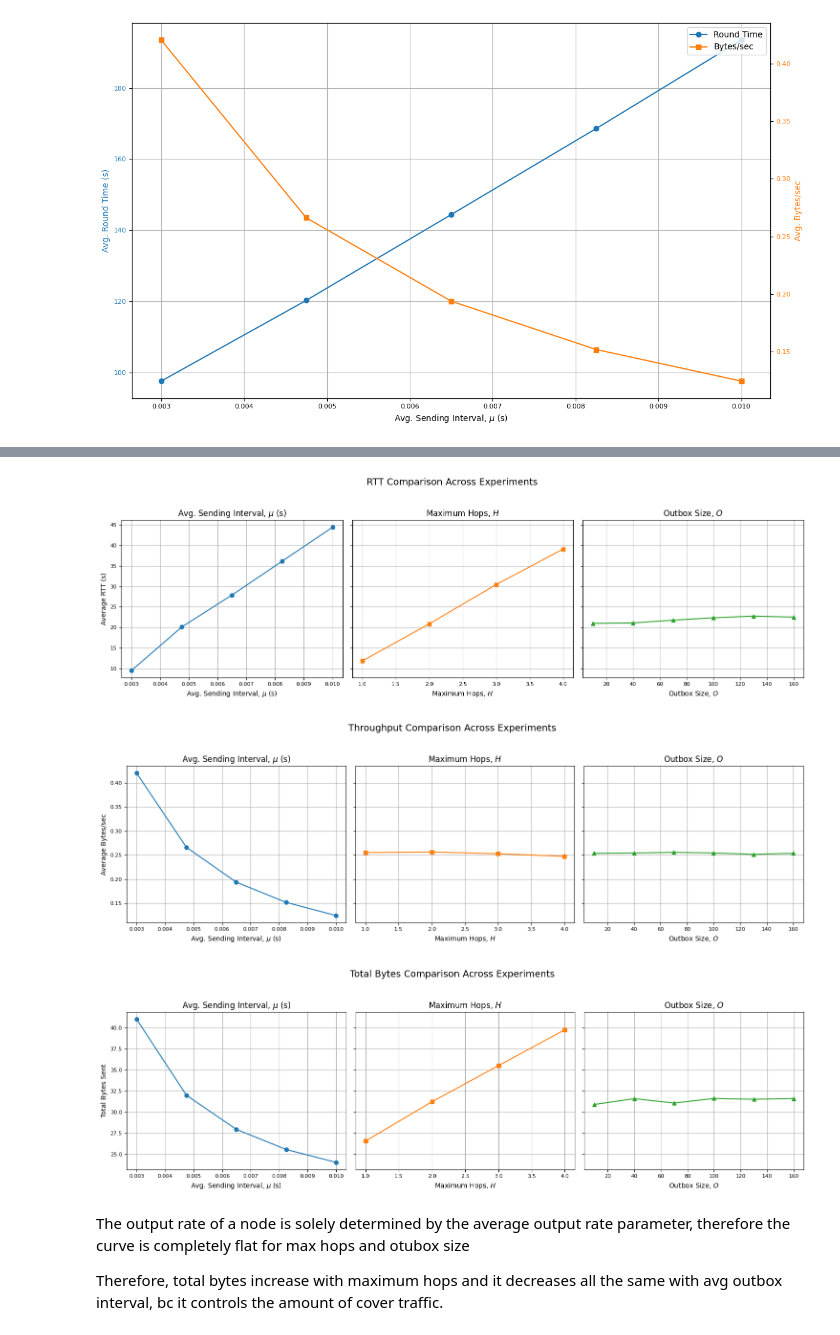
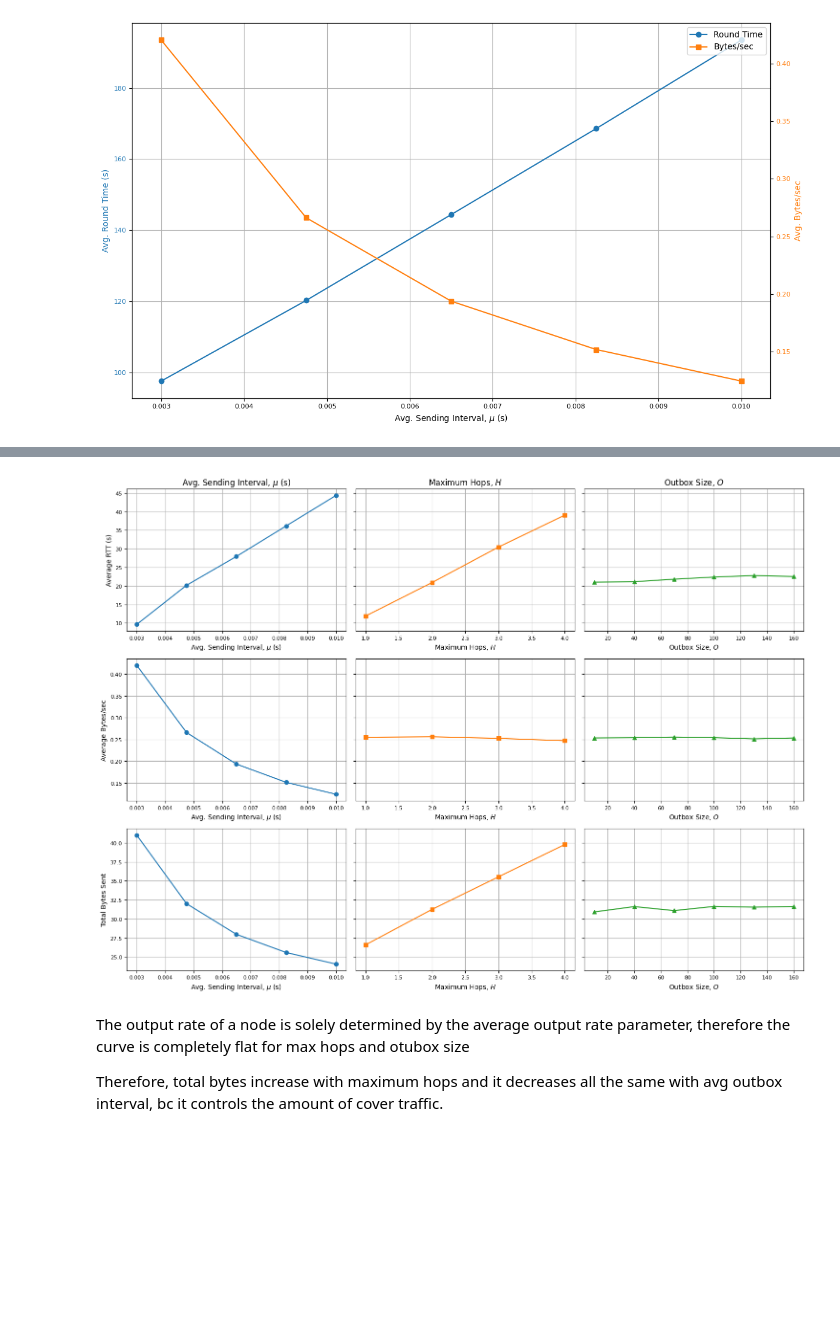
Before and after one commit to Altishofer/DFL_PeerBasedMixing, a Jupyter notebook: experiments/evaluation-plots.ipynb, the cells around one changed output, grey strips where cells are left out. Drawn from its saved outputs; the diff is of its cells as text; code cells hidden in the pictures; blank space fills up the shorter version.

```diff
--- a/experiments/evaluation-plots.ipynb
+++ b/experiments/evaluation-plots.ipynb
@@ -218,77 +308,59 @@ def get_avg_rtt(df):
     mean = mean_per_node.mean()
     return mean
 
-def plot_combined_rtt_and_bytes_subplots(x_sets, x_labels, folders, image_prefix):
-    # Create 1 row with 3 columns for RTT
-    fig_rtt, axs_rtt = plt.subplots(1, 3, figsize=(15, 5), sharey=True)
-    fig_bytes, axs_bytes = plt.subplots(1, 3, figsize=(15, 5), sharey=True)
-    fig_total_bytes, axs_total_bytes = plt.subplots(1, 3, figsize=(15, 5), sharey=True)
-
+def plot_combined_rtt_and_bytes_single_figure(x_sets, x_labels, folders):
+    fig, axs = plt.subplots(3, 3, figsize=(15, 12), sharey='row')
     markers = ['o', 's', '^']
     colors = ['tab:blue', 'tab:orange', 'tab:green']
 
     for i, (x_vals, xlabel, folder) in enumerate(zip(x_sets, x_labels, folders)):
         files = get_filenames_in_folder(join(metrics_path, folder))
         df_files = [read_file(f) for f in files]
 
         y_rtt = [get_avg_rtt(df) for df in df_files]
         rt_list = [get_duration(df) for df in df_files]
         y_total_bytes = np.array([get_total_msgbytes(df) for df in df_files])
         y_bytes_s = y_total_bytes / rt_list
 
-        # Ensure all y values match x_vals in length
         n = min(len(df_files), len(x_vals))
         x_vals = x_vals[:n]
         y_rtt = y_rtt[:n]
         y_bytes_s = y_bytes_s[:n]
         y_total_bytes = y_total_bytes[:n]
 
-        # RTT subplot
-        axs_rtt[i].plot(x_vals, y_rtt, marker=markers[i], color=colors[i])
-        axs_rtt[i].set_title(xlabel)
-        axs_rtt[i].set_xlabel(xlabel)
+        axs[0, i].plot(x_vals, y_rtt, marker=markers[i], color=colors[i])
+        axs[0, i].set_title(xlabel)
+        axs[0, i].set_xlabel(xlabel)
         if i == 0:
-            axs_rtt[i].set_ylabel("Average RTT (s)")
-        axs_rtt[i].grid(True)
+            axs[0, i].set_ylabel("Average RTT (s)")
+        axs[0, i].grid(True)
 
-        # Bytes/sec subplot
-        axs_bytes[i].plot(x_vals, y_bytes_s, marker=markers[i], color=colors[i])
-        axs_bytes[i].set_title(xlabel)
-        axs_bytes[i].set_xlabel(xlabel)
+        axs[1, i].plot(x_vals, y_bytes_s, marker=markers[i], color=colors[i])
+        axs[1, i].set_title("")
+        axs[1, i].set_xlabel(xlabel)
         if i == 0:
-            axs_bytes[i].set_ylabel("Average Bytes/sec")
-        axs_bytes[i].grid(True)
+            axs[1, i].set_ylabel("Average Bytes/sec")
+        axs[1, i].grid(True)
 
-        # Total bytes subplot
-        axs_total_bytes[i].plot(x_vals, y_total_bytes, marker=markers[i], color=colors[i])
-        axs_total_bytes[i].set_title(xlabel)
-        axs_total_bytes[i].set_xlabel(xlabel)
+        axs[2, i].plot(x_vals, y_total_bytes, marker=markers[i], color=colors[i])
+        axs[2, i].set_title("")
+        axs[2, i].set_xlabel(xlabel)
         if i == 0:
-            axs_total_bytes[i].set_ylabel("Total Bytes Sent")
-        axs_total_bytes[i].grid(True)
+            axs[2, i].set_ylabel("Total Bytes Sent")
+        axs[2, i].grid(True)
 
-    # Adjust and save
-    fig_rtt.suptitle("RTT Comparison Across Experiments", fontsize=14)
-    fig_bytes.suptitle("Throughput Comparison Across Experiments", fontsize=14)
-    fig_total_bytes.suptitle("Total Bytes Comparison Across Experiments", fontsize=14)
-    fig_rtt.tight_layout(rect=[0, 0.03, 1, 0.95])
-    fig_bytes.tight_layout(rect=[0, 0.03, 1, 0.95])
-    fig_total_bytes.tight_layout(rect=[0, 0.03, 1, 0.95])
-    fig_rtt.savefig(join(figure_path, f"{image_prefix}_rtt_subplots.png"))
-    fig_bytes.savefig(join(figure_path, f"{image_prefix}_bytes_subplots.png"))
-    fig_total_bytes.savefig(join(figure_path, f"{image_prefix}_total_bytes_subplots.png"))
+    fig.tight_layout(rect=[0, 0.03, 1, 0.95])
+    fig.savefig(join(figure_path, f"combined_metrics_rtt_bytes.png"))
     plt.show()
 
 
 x_sets = [mus, nr_hops, outbox_size]
 x_labels = ['Avg. Sending Interval, $\\mu$ (s)', "Maximum Hops, $H$", "Outbox Size, $O$"]
 folders = ["run_time", "max_hops", "outbox_size"]
 
-plot_combined_rtt_and_bytes_subplots(x_sets, x_labels, folders, "combined_metrics")
+plot_combined_rtt_and_bytes_single_figure(x_sets, x_labels, folders)
 # %% [output]
-[figure, old version]
+[figure, new version]
-[figure, removed]
-[figure, removed]
 # %% [markdown]
 The output rate of a node is solely determined by the average output rate parameter, therefore the curve is completely flat for max hops and otubox size
 
```
Also changed, not shown: parts of 7 cells of this notebook, 15 other files.
